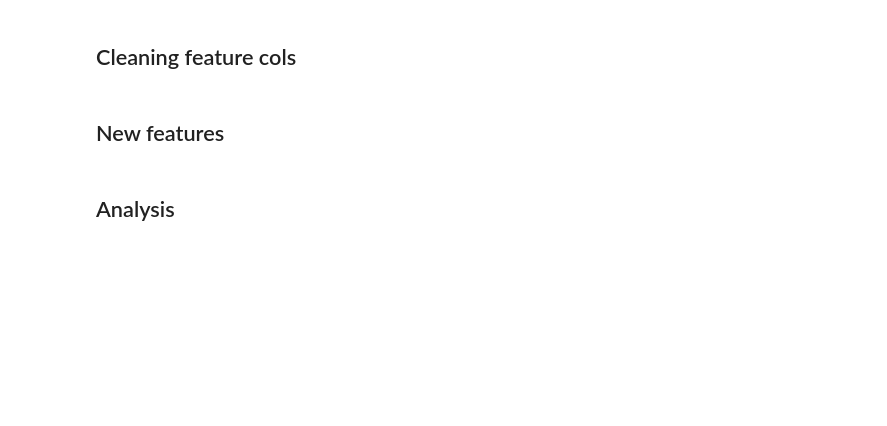
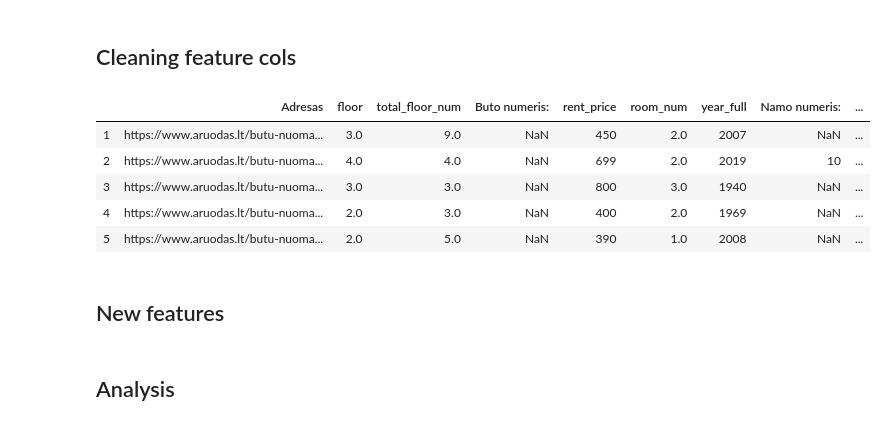
Before and after one commit to titas1111/11b, a Jupyter notebook: jupyter notebook/Cleaning data.ipynb, the cells around one changed output. Drawn from its saved outputs; the diff is of its cells as text; code cells hidden in the pictures; blank space fills up the shorter version.

```diff
--- a/jupyter notebook/Cleaning data.ipynb
+++ b/jupyter notebook/Cleaning data.ipynb
@@ -47,6 +55,15 @@ df["year_full"].fillna(0, inplace = True)
 
 # df[cols] = df[cols].apply(pd.fillna,0, axis=1)
 # df[cols] = df[cols].apply(pd.to_numeric, downcast='integer', errors='coerce', axis=1)
+# %%
+df.head()
+# %% [output]
+|  | Adresas | floor | total_floor_num | Buto numeris: | rent_price | room_num | year_full | Namo numeris: | ... |
+| 1 | https://www.aruodas.lt/butu-nuoma... | 3.0 | 9.0 | NaN | 450 | 2.0 | 2007 | NaN | ... |
+| 2 | https://www.aruodas.lt/butu-nuoma... | 4.0 | 4.0 | NaN | 699 | 2.0 | 2019 | 10 | ... |
+| 3 | https://www.aruodas.lt/butu-nuoma... | 3.0 | 3.0 | NaN | 800 | 3.0 | 1940 | NaN | ... |
+| 4 | https://www.aruodas.lt/butu-nuoma... | 2.0 | 3.0 | NaN | 400 | 2.0 | 1969 | NaN | ... |
+| 5 | https://www.aruodas.lt/butu-nuoma... | 2.0 | 5.0 | NaN | 390 | 1.0 | 2008 | NaN | ... |
 # %%
 df[['year','year_renovation']] = df['year_full'].str.split(',',expand=True)
 # cut year int
```
Also changed, not shown: parts of 9 cells of this notebook, 3 other files.
